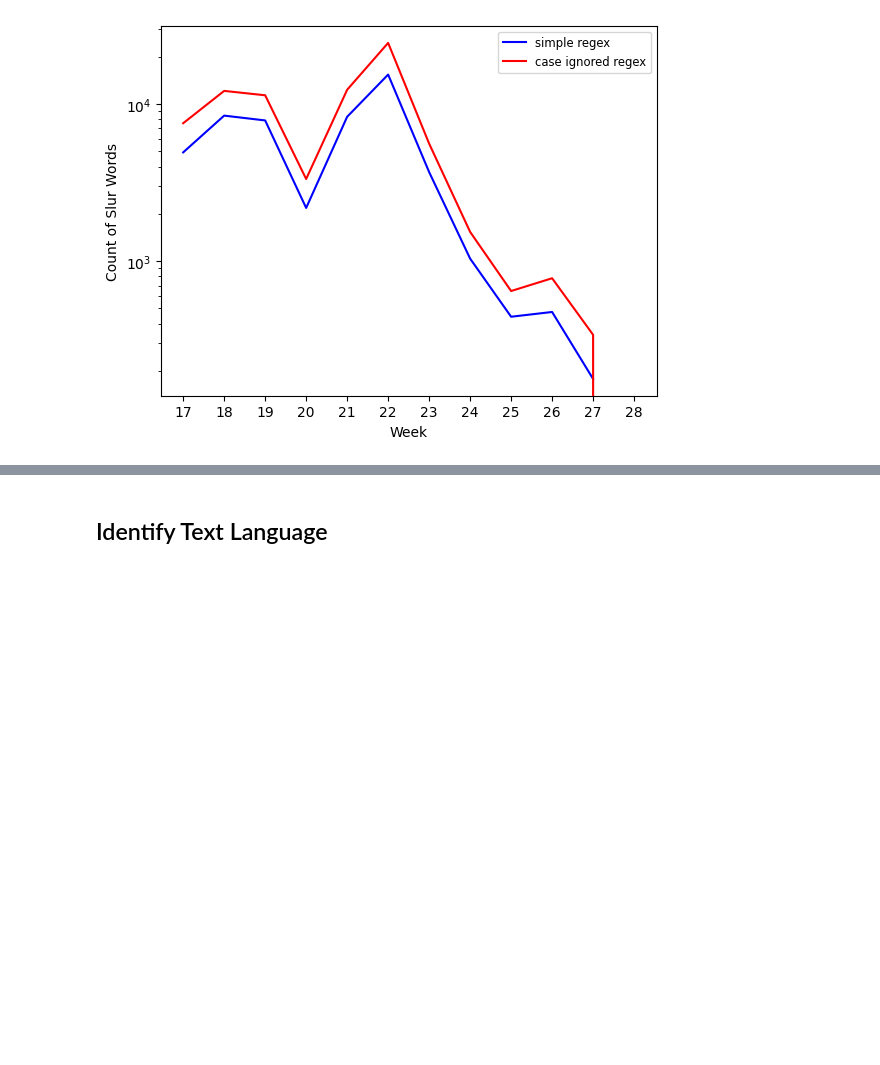
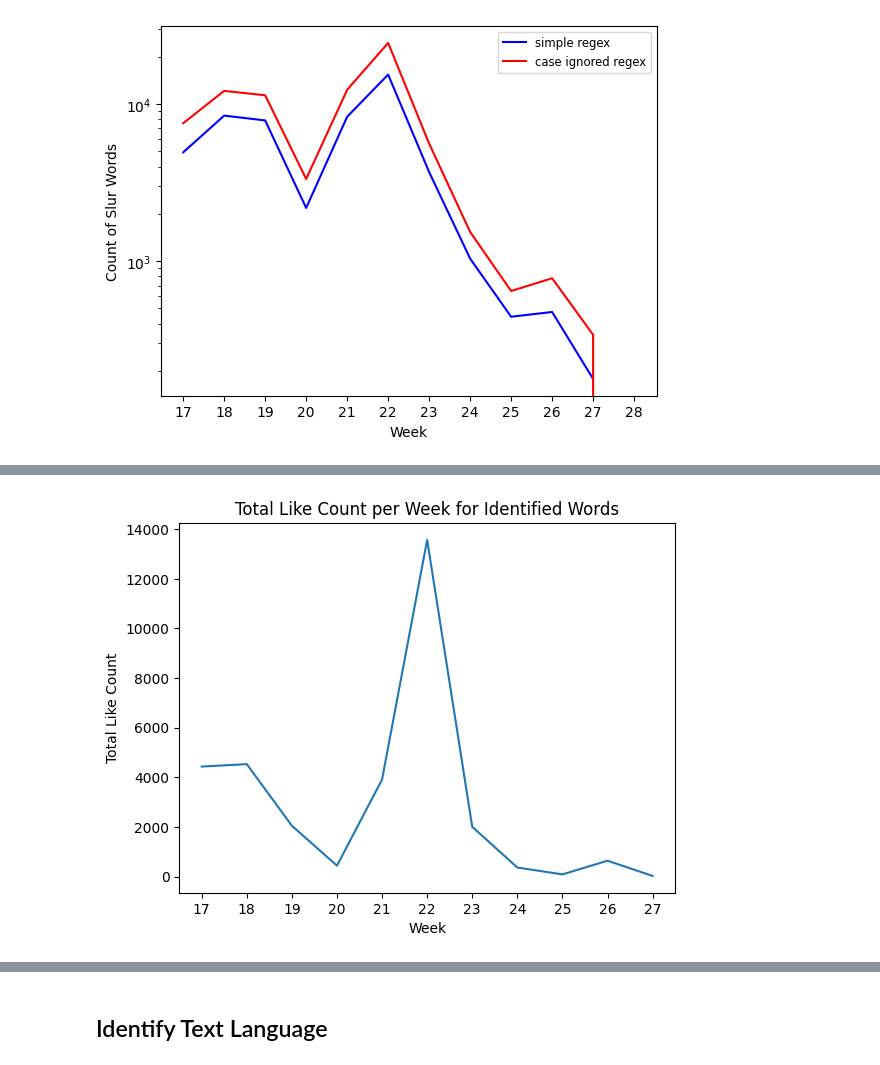
Before and after one commit to aatmanvaidya/Sentiment-Analysis-of-Online-Harassment-Towards-Women-Wrestlers, a Jupyter notebook: youtube_comments_analysis.ipynb, the cells around one changed output, grey strips where cells are left out. Cells and saved outputs as stored; diff of their text form; code cells hidden in the pictures; blank space fills up the shorter version.

Commit message:
like count of hateful words

```diff
--- a/regex/youtube_comments_analysis.ipynb
+++ b/youtube_comments_analysis.ipynb
@@ -405,0 +410,4 @@ plt.show()
+# %%
+word_likes_per_week = {}
+# %%
+timeDf['likeCount'] = timeDf['likeCount'].astype(int)
@@ -405,0 +416,11 @@ plt.show()
+# %%
+%%time
+for index, row in timeDf.iterrows():
+    text = row['textOriginal']
+    week = row['week']
+    like_count = row['likeCount']
+    matches = compiled_pattern.findall(text)
+    for word in matches:
+        if week not in word_likes_per_week:
+            word_likes_per_week[week] = 0
+        word_likes_per_week[week] += like_count
@@ -405,0 +446,12 @@ plt.show()
+# %%
+x = sorted(word_likes_per_week.keys())
+y = [word_likes_per_week[week] for week in x]
+# %%
+plt.plot(x[2:], y[2:])
+plt.xlabel('Week')
+plt.ylabel('Total Like Count')
+plt.title('Total Like Count per Week for Identified Words')
+plt.xticks(x[2:])
+plt.show()
+# %% [output]
+[figure, added]
```
Also changed, not shown: parts of 9 cells of this notebook.
